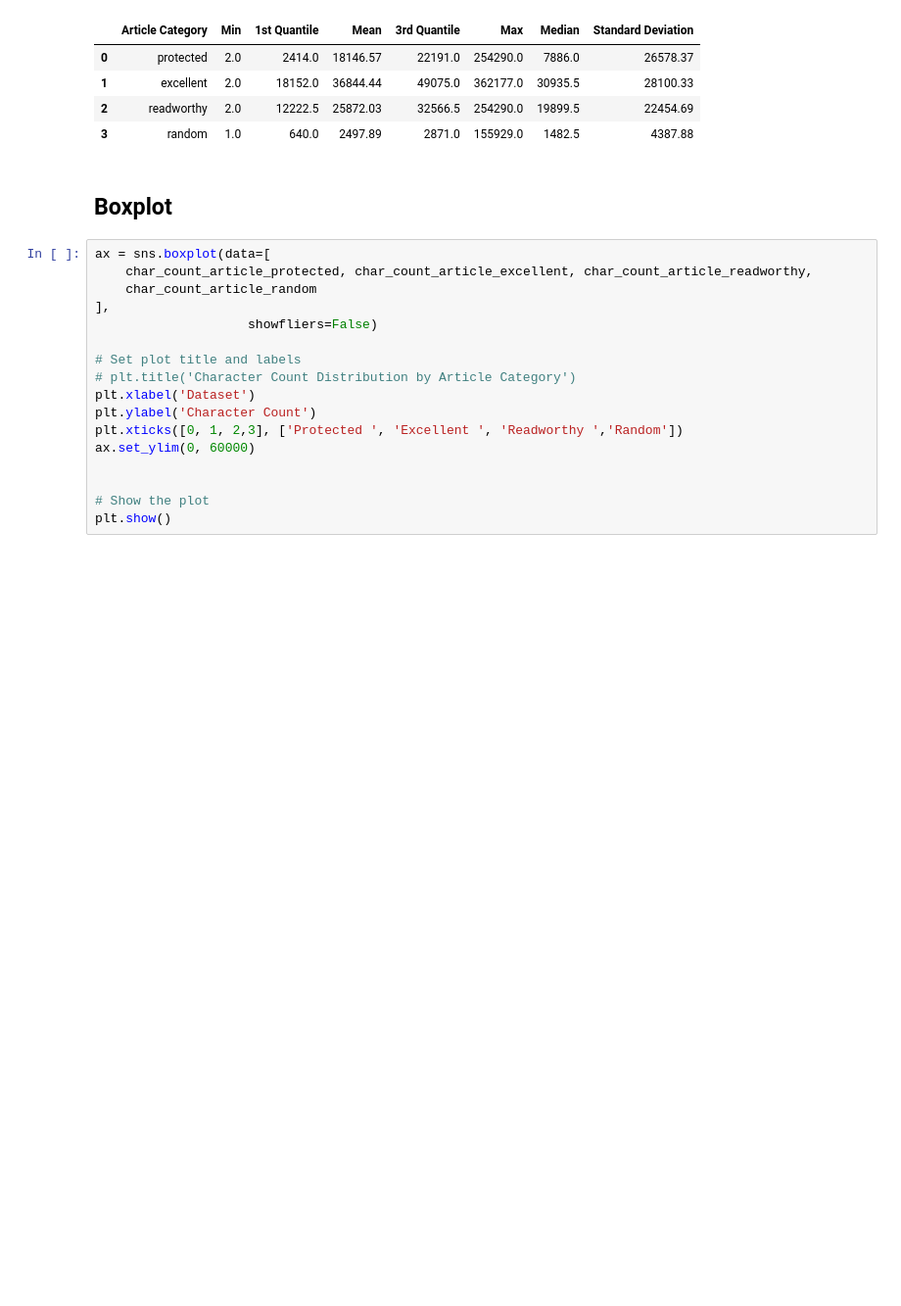
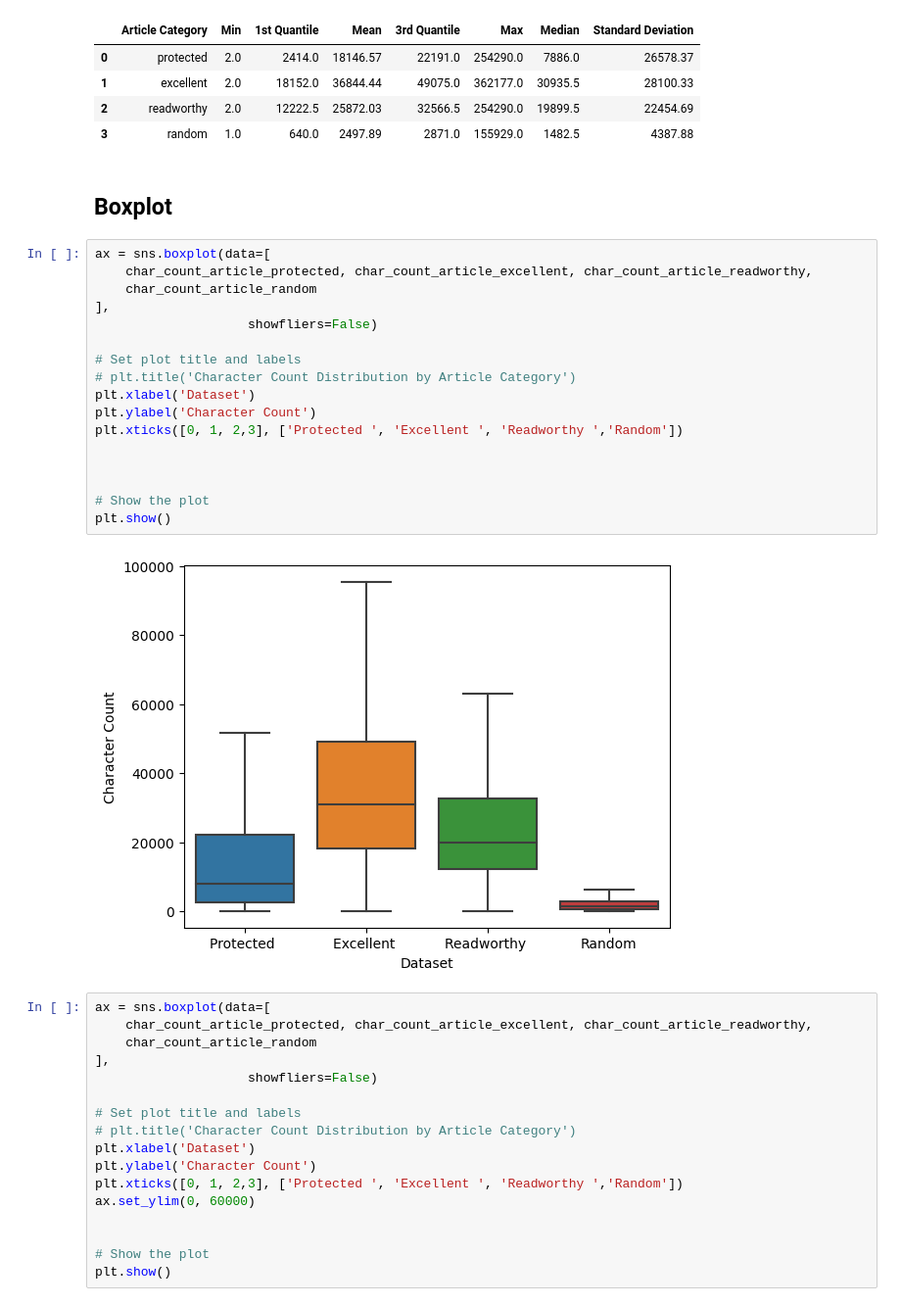
Before and after one commit to JaPilgrim/masterthesis, a Jupyter notebook: notebooks/wiki_charactercount.ipynb, the cells around one changed output. Shown at 98% size. Cells and saved outputs as stored; diff of their text form; blank space fills up the shorter version.

```diff
--- a/notebooks/wiki_charactercount.ipynb
+++ b/notebooks/wiki_charactercount.ipynb
@@ -216,6 +253,25 @@ display(char_exp)
 | 3 | random | 1.0 | 640.0 | 2497.89 | 2871.0 | 155929.0 | 1482.5 | 4387.88 |
 # %% [markdown]
 ## Boxplot
+# %%
+ax = sns.boxplot(data=[
+    char_count_article_protected, char_count_article_excellent, char_count_article_readworthy,
+    char_count_article_random
+],
+                    showfliers=False)
+
+# Set plot title and labels
+# plt.title('Character Count Distribution by Article Category')
+plt.xlabel('Dataset')
+plt.ylabel('Character Count')
+plt.xticks([0, 1, 2,3], ['Protected ', 'Excellent ', 'Readworthy ','Random'])
+
+
+
+# Show the plot
+plt.show()
+# %% [output]
+[figure, added]
 # %%
 ax = sns.boxplot(data=[
     char_count_article_protected, char_count_article_excellent, char_count_article_readworthy,
```
Also changed, not shown: parts of 3 cells of this notebook.
